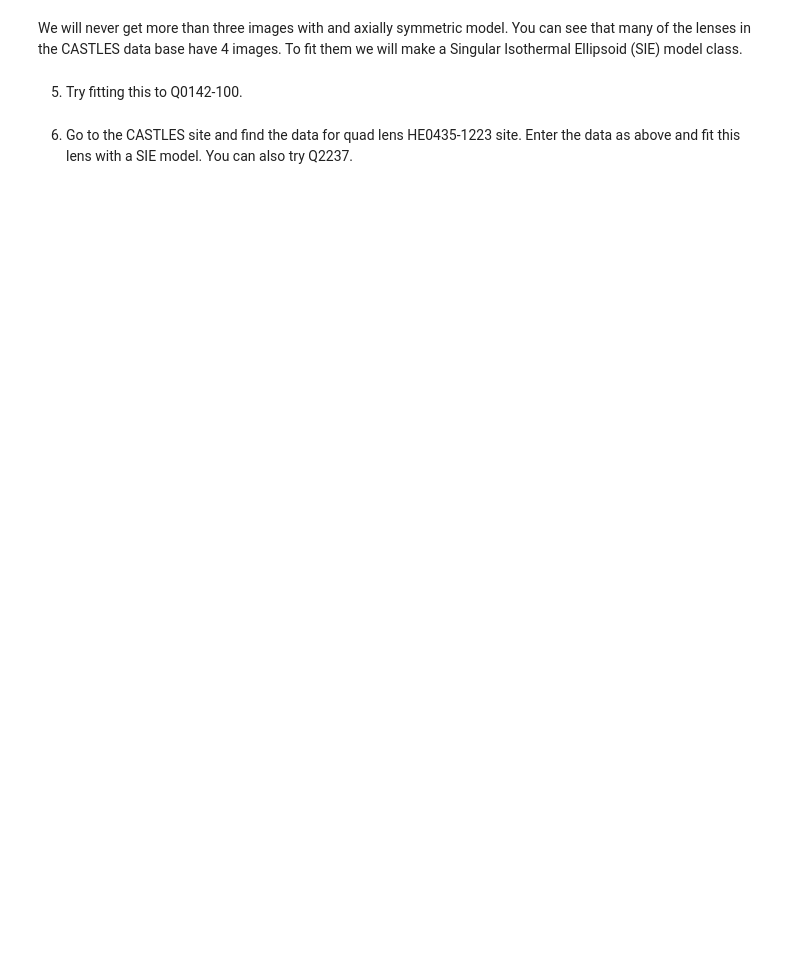
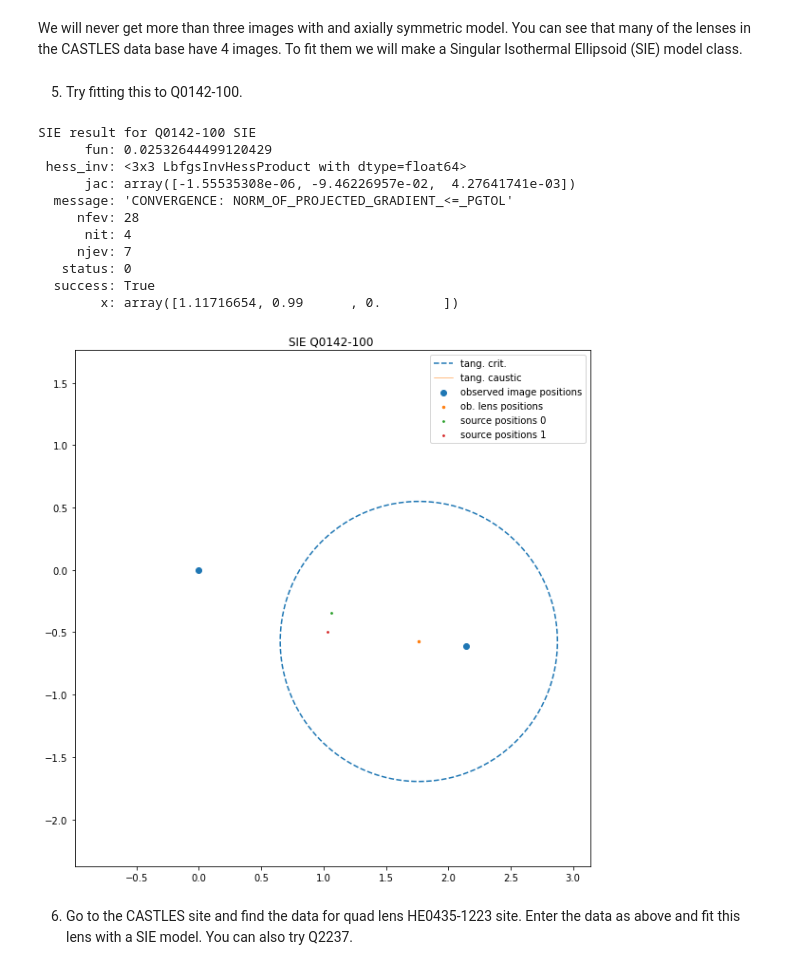
Before and after one commit to rbmetcalf/LensingCourse, a Jupyter notebook: simple_lens_model.ipynb, the cells around one changed output. Cells and saved outputs as stored; diff of their text form; code cells hidden in the pictures; blank space fills up the shorter version.

```diff
--- a/simple_lens_model.ipynb
+++ b/simple_lens_model.ipynb
@@ -257,11 +297,10 @@ class sie_lens:
 
     def alpha(self,x) :
         dx = x - self.xo
-
         self.rotate(dx,-self.phi)
 
         r = np.sqrt(dx[0]*dx[0] + dx[1]*dx[1])
-        a = np.array([***,***]) * np.sqrt(self.f)/self.fp
+        a = np.array([np.arcsinh(self.fp*dx[0]/r/self.f),np.arcsin(self.fp*dx[1]/r)]) * np.sqrt(self.f)/self.fp
 
         self.rotate(a,self.phi)
 
@@ -289,7 +328,7 @@ class sie_lens:
         return 1
 
     def lambda_t(self,x) :
-        return ****
+        return 1-2*self.kappa(x)
 
     def mu(self,x) :
         return 1.0/self.lambda_t(x)
@@ -343,5 +382,31 @@ class sie_lens:
         return imag
 # %% [markdown]
 5) Try fitting this to Q0142-100.
+# %%
+sie = sie_lens(xo_0142,1,0.999,0)
+po =np.array([1.119,0.9,0])
+
+# create the chi2 object
+chi2 = CHI_SQUARED_SOURCE(sie,x_0142)
+result_sie = minimize(chi2,po,bounds=[[0,2],[0.2,0.99],[0,np.pi]])
+# print the results
+print("SIE result for Q0142-100 SIE")
+print(result_sie)
+
+# make a plot
+chi2.plot(result_sie,title='SIE Q0142-100 ')
+# %% [output]
+SIE result for Q0142-100 SIE
+      fun: 0.02532644499120429
+ hess_inv: <3x3 LbfgsInvHessProduct with dtype=float64>
+      jac: array([-1.55535308e-06, -9.46226957e-02,  4.27641741e-03])
+  message: 'CONVERGENCE: NORM_OF_PROJECTED_GRADIENT_<=_PGTOL'
+     nfev: 28
+      nit: 4
+     njev: 7
+   status: 0
+  success: True
+        x: array([1.11716654, 0.99      , 0.        ])
+[figure, added]
 # %% [markdown]
 6) Go to the CASTLES site and find the data for quad lens HE0435-1223 site.  Enter the data as above and fit this lens with a SIE model.  You can also try Q2237.
```
Also changed, not shown: parts of 9 cells of this notebook.
